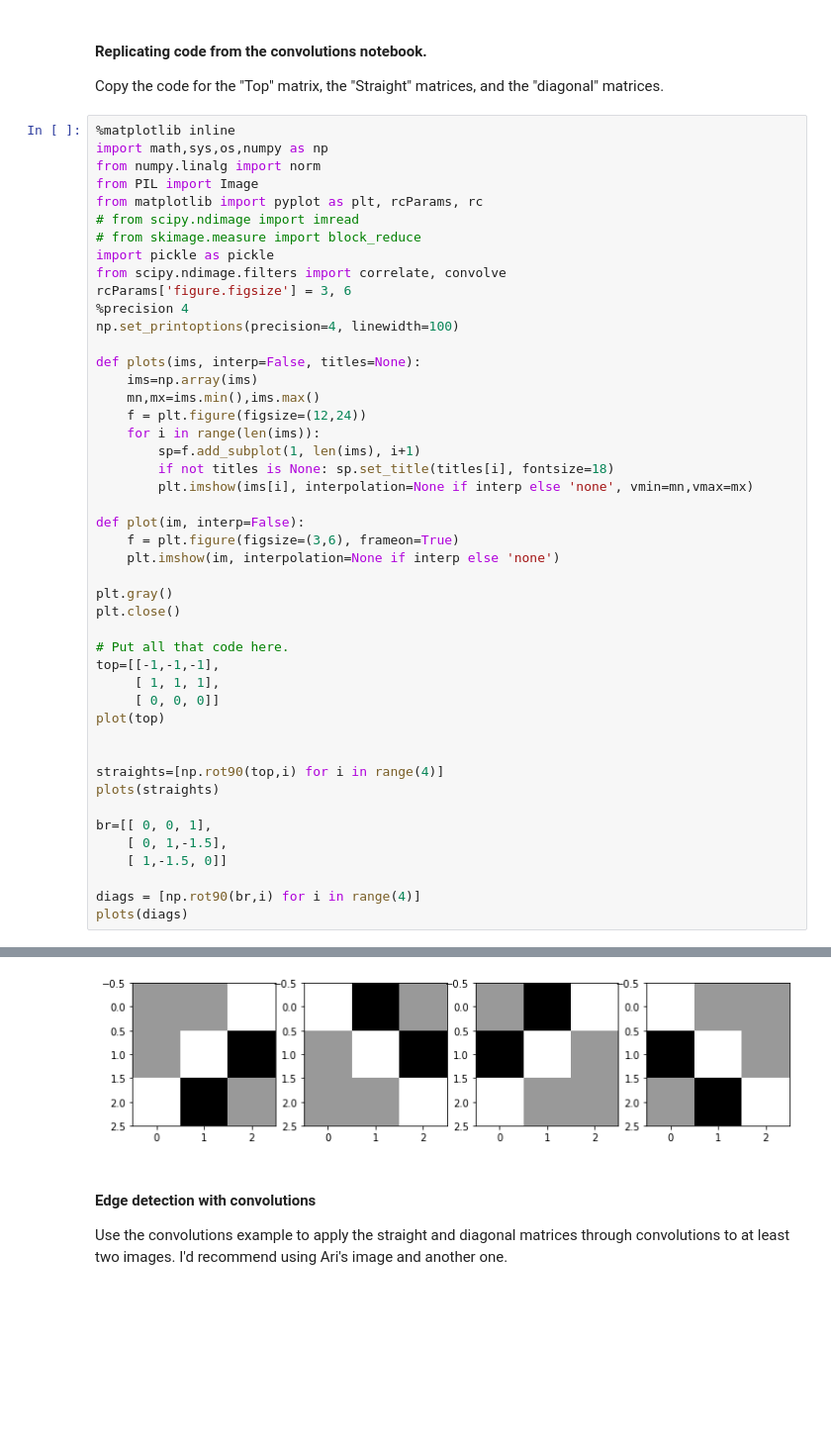
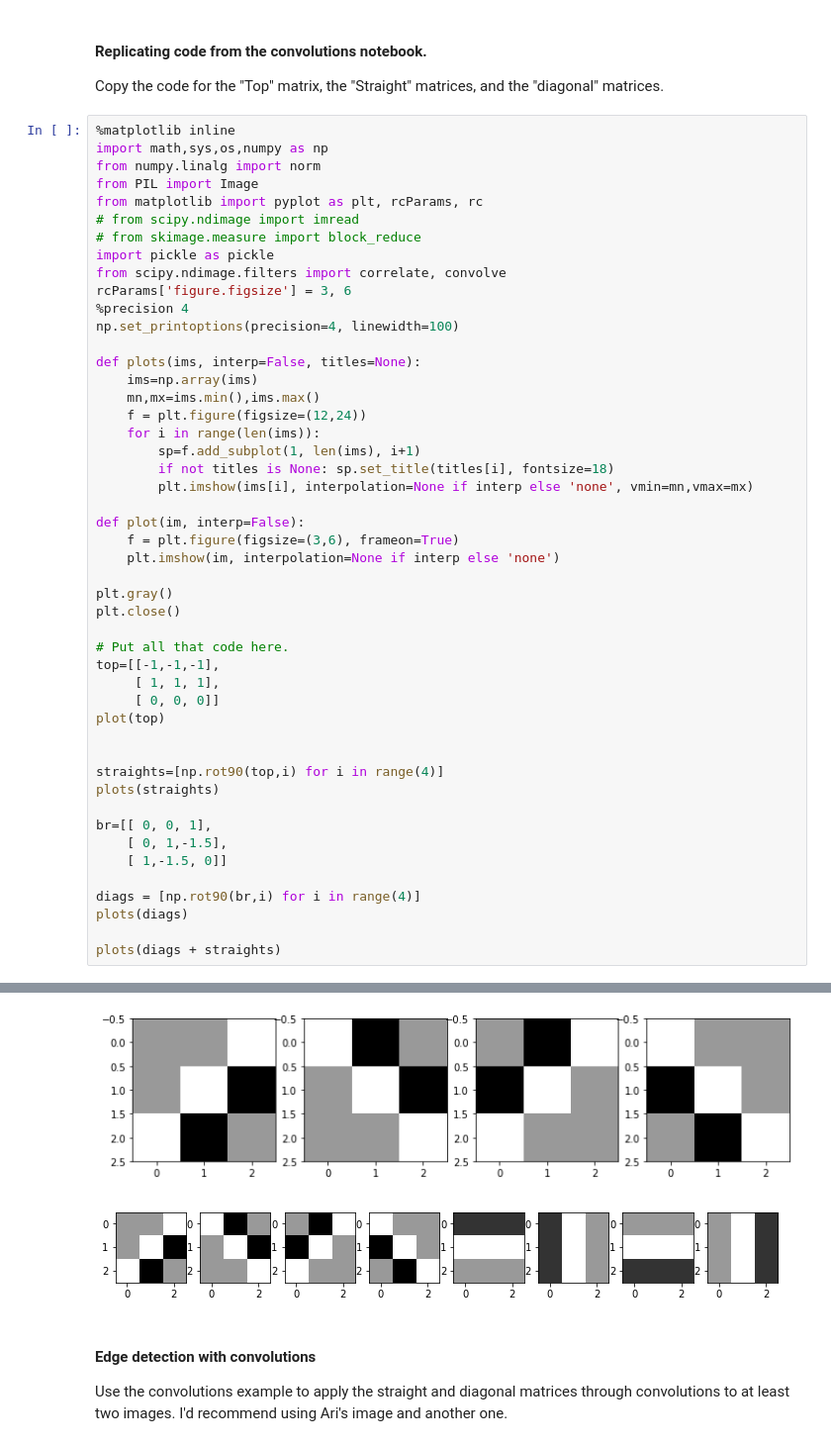
Before and after one commit to rikki-mayuri/numerical-linear-algebra, a Jupyter notebook: Exercises/rshomer_lab2_images.ipynb, the cells around one changed output, grey strips where cells are left out. Shown at 99% size. Saved outputs shown, nothing was run; the diff lists cells and outputs as text; blank space fills up the shorter version.

```diff
--- a/Exercises/rshomer_lab2_images.ipynb
+++ b/Exercises/rshomer_lab2_images.ipynb
@@ -177,33 +177,36 @@ def plots(ims, interp=False, titles=None):
         if not titles is None: sp.set_title(titles[i], fontsize=18)
         plt.imshow(ims[i], interpolation=None if interp else 'none', vmin=mn,vmax=mx)
 
 def plot(im, interp=False):
     f = plt.figure(figsize=(3,6), frameon=True)
     plt.imshow(im, interpolation=None if interp else 'none')
 
 plt.gray()
 plt.close()
 
 # Put all that code here.
 top=[[-1,-1,-1],
      [ 1, 1, 1],
      [ 0, 0, 0]]
 plot(top)
 
 
 straights=[np.rot90(top,i) for i in range(4)]
 plots(straights)
 
 br=[[ 0, 0, 1],
     [ 0, 1,-1.5],
     [ 1,-1.5, 0]]
 
 diags = [np.rot90(br,i) for i in range(4)]
 plots(diags)
+
+plots(diags + straights)
 # %% [output]
 [figure]
 [figure]
 [figure]
+[figure, added]
 # %% [markdown]
 #### Edge detection with convolutions
 Use the convolutions example to apply the straight and diagonal matrices through convolutions to at least two images. I'd recommend using Ari's image and another one.
```
Also changed, not shown: parts of 3 cells of this notebook.
